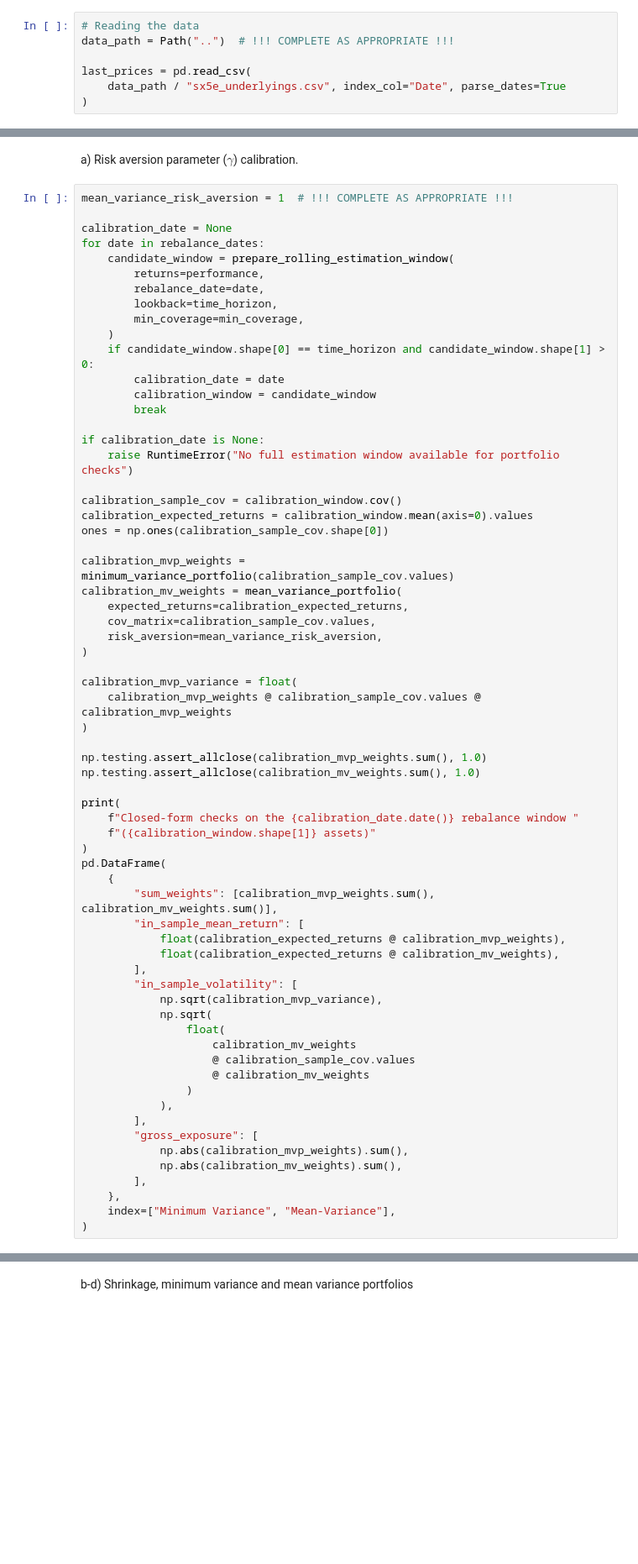
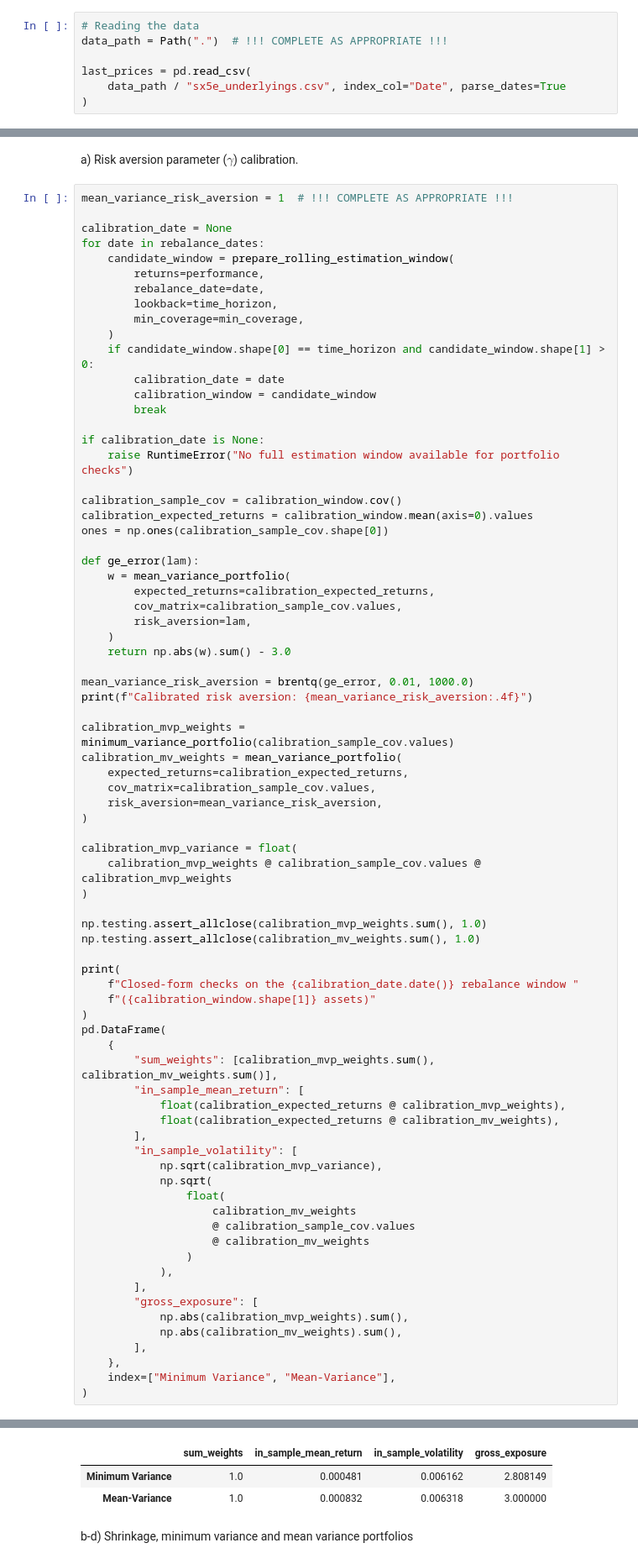
Before and after one commit to giacomocosta0101-png/Assignment_3_Locatelli_Soldati, a Jupyter notebook: ex3_notebook.ipynb, the cells around one changed output, grey strips where cells are left out. Shown at 84% size. Saved outputs shown, nothing was run; the diff lists cells and outputs as text; blank space fills up the shorter version.

```diff
--- a/ex3_notebook.ipynb
+++ b/ex3_notebook.ipynb
@@ -25,7 +26,7 @@ from utilities.shrinkage import (
 )
 # %%
 # Reading the data
-data_path = Path("..")  # !!! COMPLETE AS APPROPRIATE !!!
+data_path = Path(".")  # !!! COMPLETE AS APPROPRIATE !!!
 
 last_prices = pd.read_csv(
     data_path / "sx5e_underlyings.csv", index_col="Date", parse_dates=True
@@ -91,6 +100,17 @@ if calibration_date is None:
 calibration_sample_cov = calibration_window.cov()
 calibration_expected_returns = calibration_window.mean(axis=0).values
 ones = np.ones(calibration_sample_cov.shape[0])
+
+def ge_error(lam):
+    w = mean_variance_portfolio(
+        expected_returns=calibration_expected_returns,
+        cov_matrix=calibration_sample_cov.values,
+        risk_aversion=lam,
+    )
+    return np.abs(w).sum() - 3.0
+
+mean_variance_risk_aversion = brentq(ge_error, 0.01, 1000.0)
+print(f"Calibrated risk aversion: {mean_variance_risk_aversion:.4f}")
 
 calibration_mvp_weights = minimum_variance_portfolio(calibration_sample_cov.values)
 calibration_mv_weights = mean_variance_portfolio(
@@ -134,3 +154,4 @@ pd.DataFrame(
     },
     index=["Minimum Variance", "Mean-Variance"],
 )
+# %% [output]
@@ -137,3 +160,6 @@ pd.DataFrame(
+|  | sum_weights | in_sample_mean_return | in_sample_volatility | gross_exposure |
+| Minimum Variance | 1.0 | 0.000481 | 0.006162 | 2.808149 |
+| Mean-Variance | 1.0 | 0.000832 | 0.006318 | 3.000000 |
 # %% [markdown]
 b-d) Shrinkage, minimum variance and mean variance portfolios
 # %%
```
Also changed, not shown: parts of 22 cells of this notebook, 1 other file.
